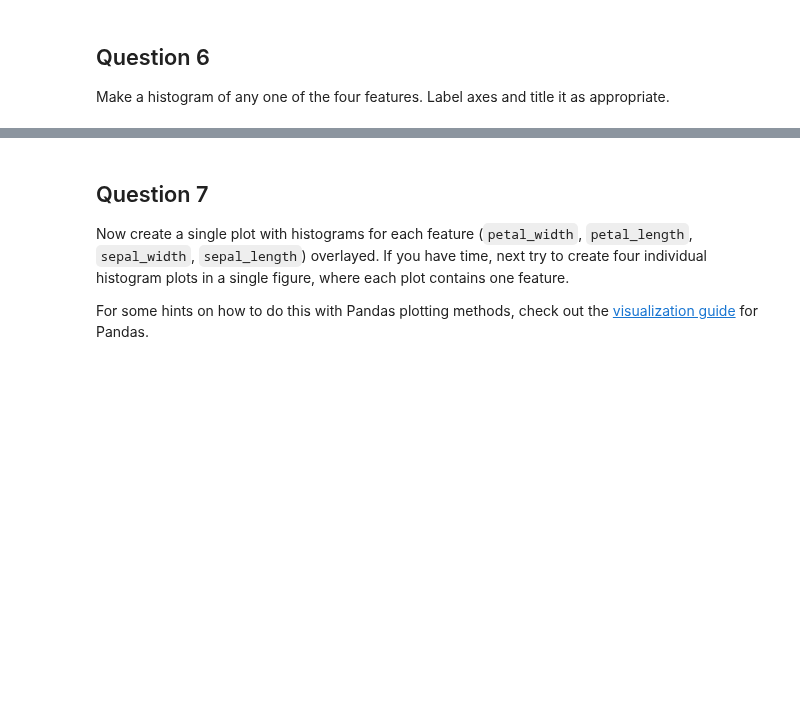
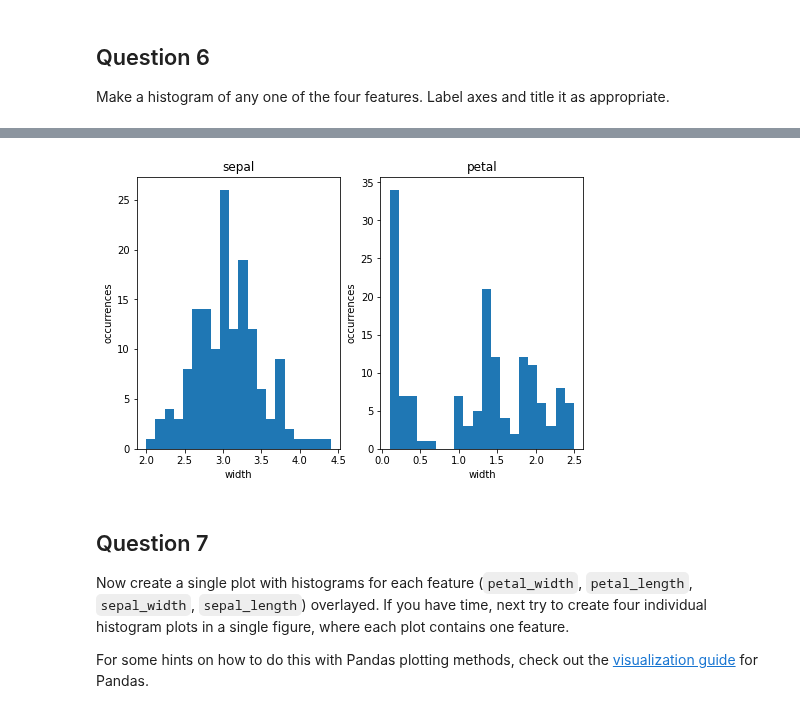
Before and after one commit to MosheMann5750/ML, a Jupyter notebook: Week1_Introduction_to_Machine_Learning_and_Toolkit_HW.ipynb, the cells around one changed output, grey strips where cells are left out. Saved outputs shown, nothing was run; the diff lists cells and outputs as text; code cells hidden in the pictures; blank space fills up the shorter version.

```diff
--- a/Week1_Introduction_to_Machine_Learning_and_Toolkit_HW.ipynb
+++ b/Week1_Introduction_to_Machine_Learning_and_Toolkit_HW.ipynb
@@ -206,3 +219,14 @@ Make a histogram of any one of the four features. Label axes and title it as app
+# %%
+fig, axs = plt.subplots(1, 2, figsize=(8, 5))
+axs[0].hist(data['sepal_width'], bins=20)
+axs[0].set_title('sepal')
+axs[1].hist(data['petal_width'], bins=20)
+axs[1].set_title('petal')
+
+for ax in axs.flat:
+    ax.set(xlabel='width', ylabel='occurrences')
+# %% [output]
+[figure, added]
 # %% [markdown]
 ## Question 7
 
```
Also changed, not shown: parts of 2 cells of this notebook.
